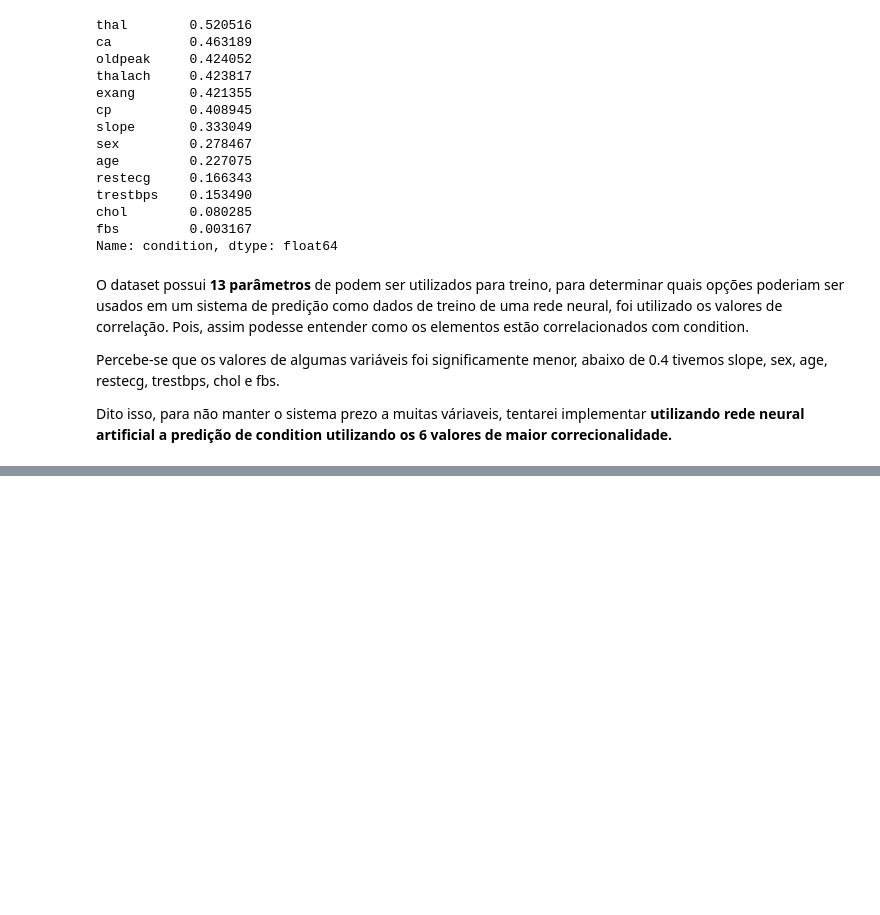
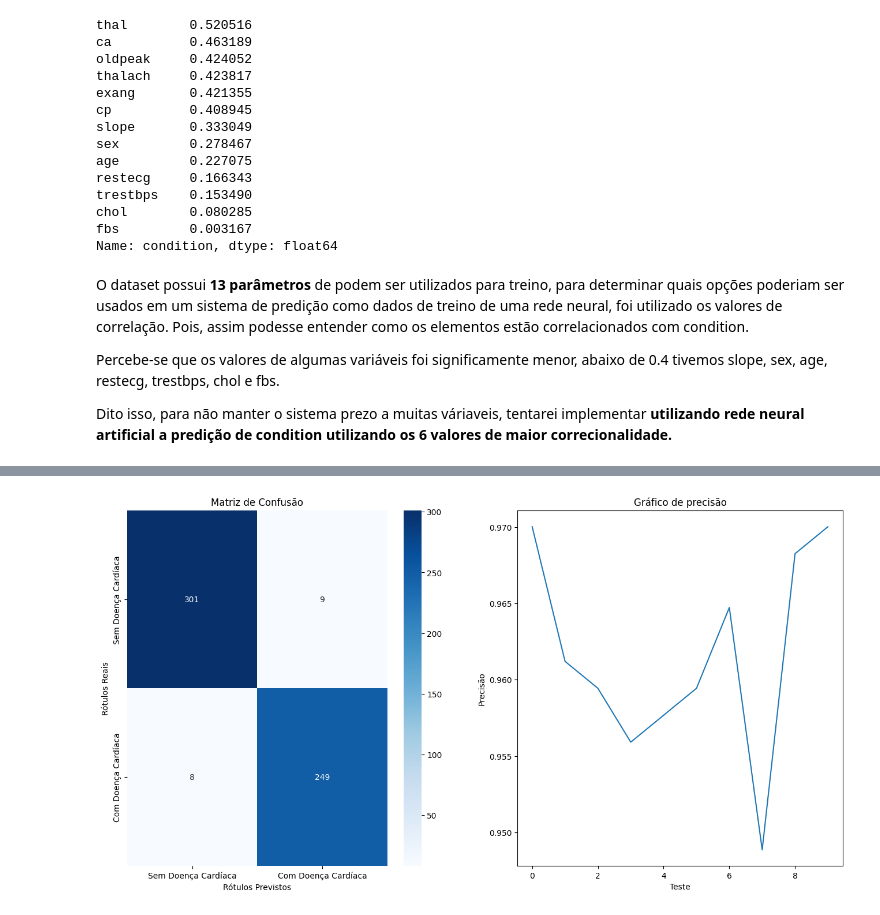
Before and after one commit to GeorgeAlexsander/Cardiac_Disease_Prediction_using_Neural_Networks, a Jupyter notebook: HeartDiseasePrediction.ipynb, the cells around one changed output, grey strips where cells are left out. Cells and saved outputs as stored; diff of their text form; code cells hidden in the pictures; blank space fills up the shorter version.

```diff
--- a/HeartDiseasePrediction.ipynb
+++ b/HeartDiseasePrediction.ipynb
@@ -778,0 +1065,29 @@ Mostrando também ser opções válidas para implementações de modelos, vale r
+# %%
+import numpy as np
+import seaborn as sns
+import matplotlib.pyplot as plt
+from sklearn.metrics import confusion_matrix
+
+
+fig, axs = plt.subplots(1,2, figsize=(16, 8))
+
+# Gráfico 1 - Matriz de Confusão
+# Definir rótulos personalizados
+labels = ['Sem Doença Cardíaca', 'Com Doença Cardíaca']
+# Calcular a matriz de confusão
+cm = confusion_matrix(y, y_pred)
+# Plotar a matriz de confusão como um heatmap com rótulos personalizados
+sns.heatmap(cm, annot=True, fmt='d', cmap='Blues', xticklabels=labels, yticklabels=labels, ax=axs[0])
+axs[0].set_xlabel('Rótulos Previstos')
+axs[0].set_ylabel('Rótulos Reais')
+axs[0].set_title('Matriz de Confusão')
+
+# Gráfico 2 - Gráfico de Precisão
+axs[1].plot(accuracy_list)
+axs[1].set_xlabel('Teste')
+axs[1].set_ylabel('Precisão')
+axs[1].set_title('Gráfico de precisão')
+
+plt.show()
+# %% [output]
+[figure, added]
```
Also changed, not shown: parts of 48 cells of this notebook, 2 other files.
